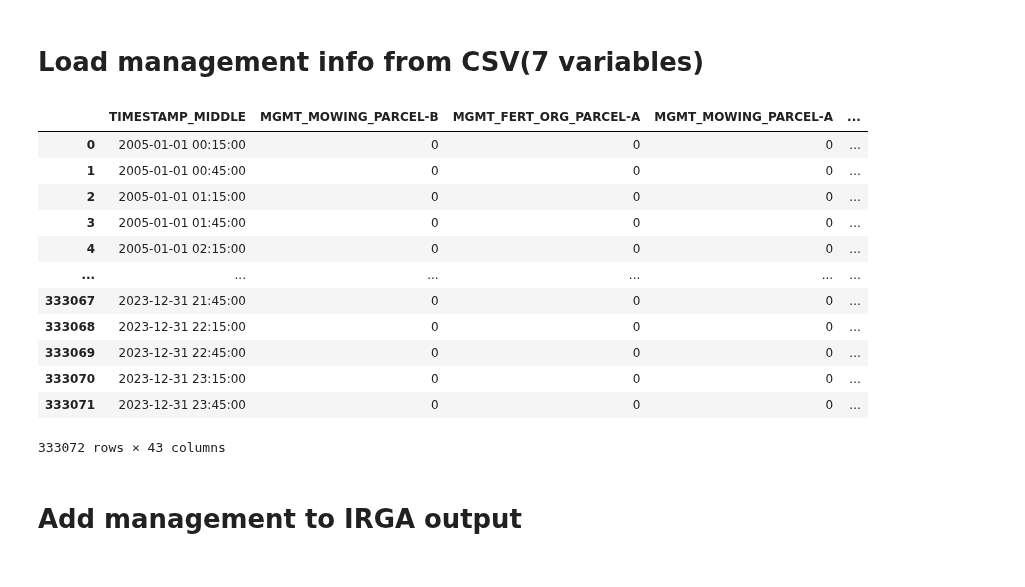
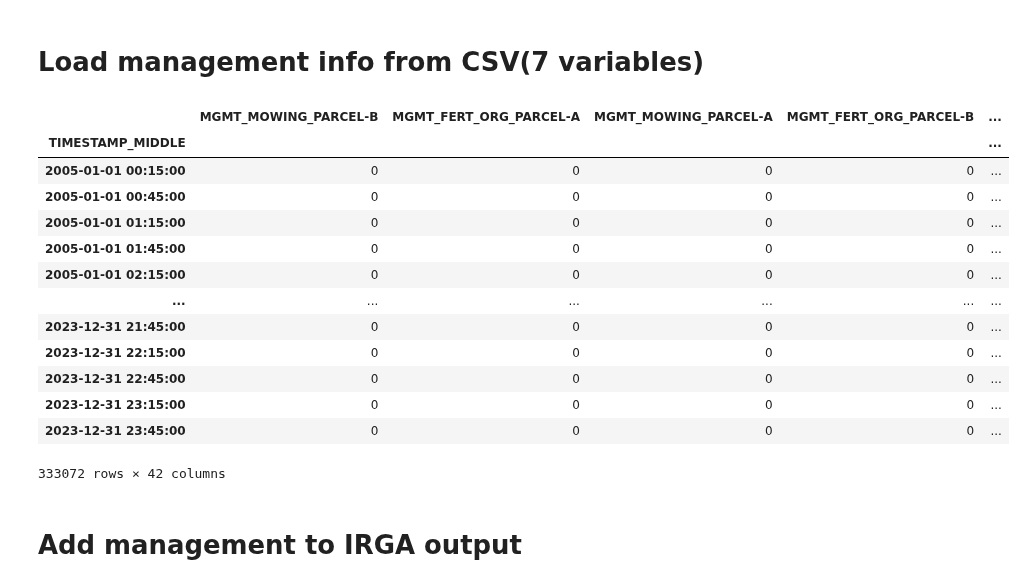
Before and after one commit to holukas/dataset_cha_fp2024_2005-2023, a Jupyter notebook: notebooks/31_FLUXES_L1_mergeData_IRGA+M7+MGMT/31.5_AddManagement.ipynb, the cells around one changed output. Drawn from its saved outputs; the diff is of its cells as text; code cells hidden in the pictures.

```diff
--- a/notebooks/31_FLUXES_L1_mergeData_IRGA+M7+MGMT/31.5_AddManagement.ipynb
+++ b/notebooks/31_FLUXES_L1_mergeData_IRGA+M7+MGMT/31.5_AddManagement.ipynb
@@ -49,22 +49,24 @@ filepath = Path("../20_MANAGEMENT/") / filename
 mgmt = pd.read_csv(filepath)
 # %%
 mgmt = mgmt.drop('WD', axis=1)
+mgmt = mgmt.set_index('TIMESTAMP_MIDDLE')
+mgmt.index = pd.to_datetime(mgmt.index)
+mgmt
+# %% [output]
+|  | MGMT_MOWING_PARCEL-B | MGMT_FERT_ORG_PARCEL-A | MGMT_MOWING_PARCEL-A | MGMT_FERT_ORG_PARCEL-B | ... |
+| TIMESTAMP_MIDDLE |  |  |  |  | ... |
+| 2005-01-01 00:15:00 | 0 | 0 | 0 | 0 | ... |
+| 2005-01-01 00:45:00 | 0 | 0 | 0 | 0 | ... |
+| 2005-01-01 01:15:00 | 0 | 0 | 0 | 0 | ... |
+| 2005-01-01 01:45:00 | 0 | 0 | 0 | 0 | ... |
+| 2005-01-01 02:15:00 | 0 | 0 | 0 | 0 | ... |
+| ... | ... | ... | ... | ... | ... |
+| 2023-12-31 21:45:00 | 0 | 0 | 0 | 0 | ... |
+| 2023-12-31 22:15:00 | 0 | 0 | 0 | 0 | ... |
+| 2023-12-31 22:45:00 | 0 | 0 | 0 | 0 | ... |
+| 2023-12-31 23:15:00 | 0 | 0 | 0 | 0 | ... |
+| 2023-12-31 23:45:00 | 0 | 0 | 0 | 0 | ... |
+333072 rows × 42 columns
-# %%
-mgmt
-# %% [output]
-|  | TIMESTAMP_MIDDLE | MGMT_MOWING_PARCEL-B | MGMT_FERT_ORG_PARCEL-A | MGMT_MOWING_PARCEL-A | ... |
-| 0 | 2005-01-01 00:15:00 | 0 | 0 | 0 | ... |
-| 1 | 2005-01-01 00:45:00 | 0 | 0 | 0 | ... |
-| 2 | 2005-01-01 01:15:00 | 0 | 0 | 0 | ... |
-| 3 | 2005-01-01 01:45:00 | 0 | 0 | 0 | ... |
-| 4 | 2005-01-01 02:15:00 | 0 | 0 | 0 | ... |
-| ... | ... | ... | ... | ... | ... |
-| 333067 | 2023-12-31 21:45:00 | 0 | 0 | 0 | ... |
-| 333068 | 2023-12-31 22:15:00 | 0 | 0 | 0 | ... |
-| 333069 | 2023-12-31 22:45:00 | 0 | 0 | 0 | ... |
-| 333070 | 2023-12-31 23:15:00 | 0 | 0 | 0 | ... |
-| 333071 | 2023-12-31 23:45:00 | 0 | 0 | 0 | ... |
-333072 rows × 43 columns
 # %% [markdown]
 # Add management to IRGA output
 # %%
```
Also changed, not shown: parts of 4 cells of this notebook, 4 other files.
